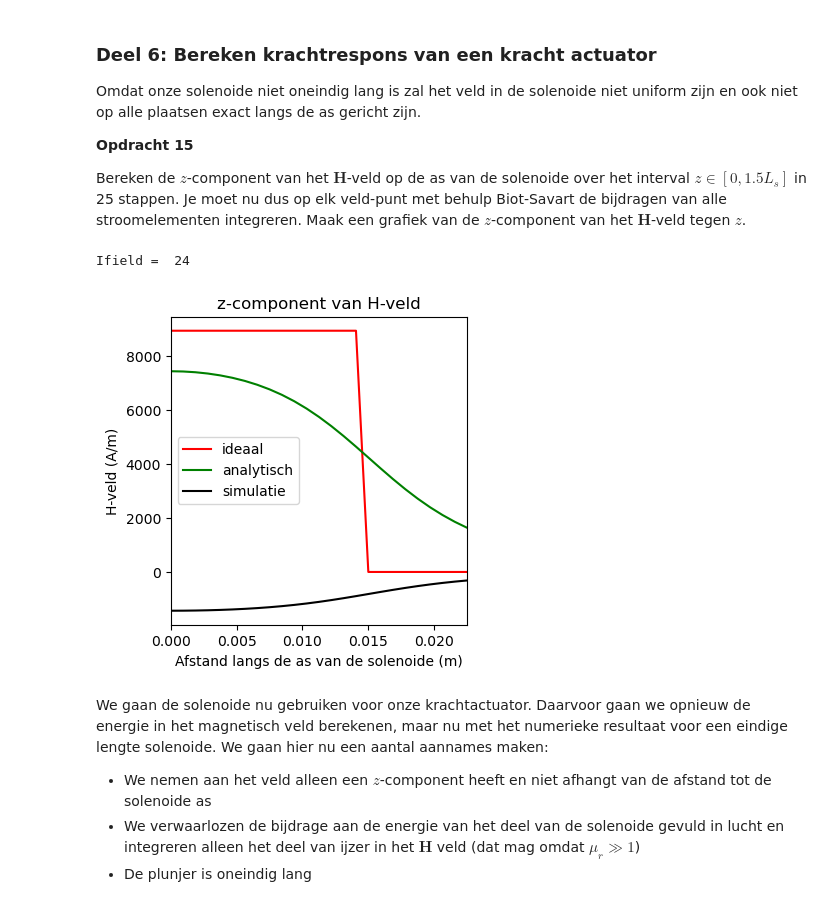
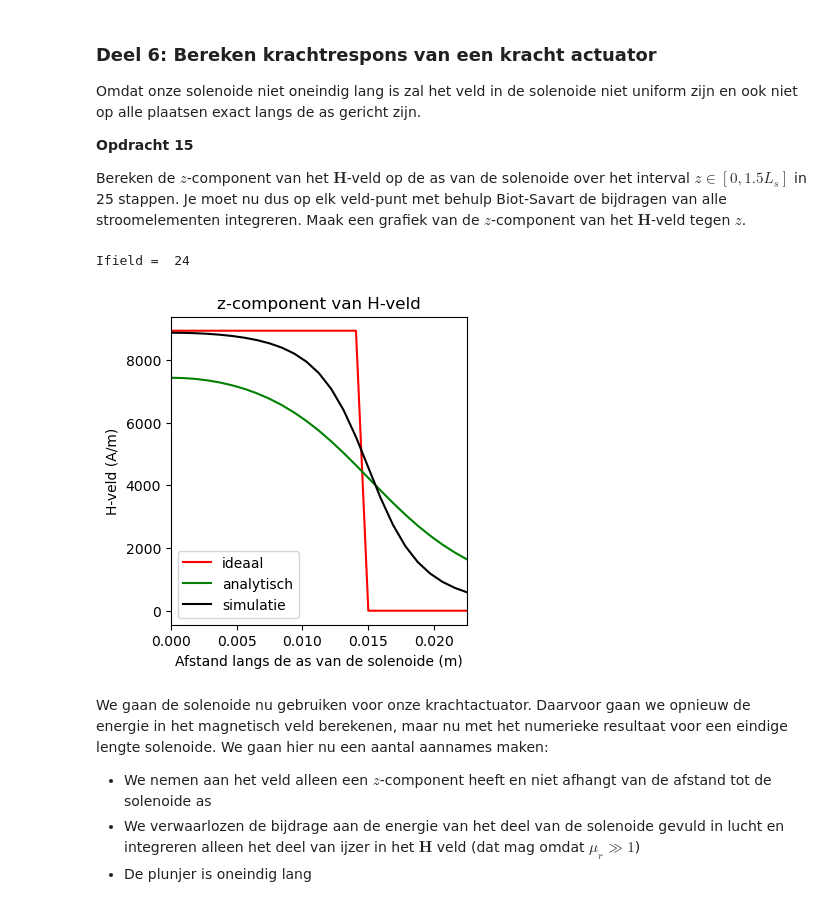
Before and after one commit to AnnetMoeleker/opdrachten-DEF-D, a Jupyter notebook: DigitaleOntwerpopdrachten/2KrachtactuatorOpdracht/2KrachtactuatorOpdracht/KrachtactuatorOpdracht.ipynb, the cells around one changed output. Cells and saved outputs as stored; diff of their text form; code cells hidden in the pictures.

```diff
--- a/DigitaleOntwerpopdrachten/2KrachtactuatorOpdracht/2KrachtactuatorOpdracht/KrachtactuatorOpdracht.ipynb
+++ b/DigitaleOntwerpopdrachten/2KrachtactuatorOpdracht/2KrachtactuatorOpdracht/KrachtactuatorOpdracht.ipynb
@@ -540,9 +541,9 @@ Bereken het veld in het midden van de solenoide en vergelijk het met het analyti
 * Bereken met de functie die jullie eerder geschreven hebben de contributies aan het $H$-veld en sommeer deze.
 # %%
 r_field = np.array([0,0,0]) #punt in midden van solenoide
-analytical_answer = n*0.500 #met I=0.500 A voor deuractuator
+analytical_answer = n*I #met I=0.500 A voor deuractuator
 print("Het H-veld in een oneindig lange spoel heeft een grootte van:", analytical_answer, "A/m")
-I= 0.5 #A
+
 #berekent H-veld voor spoel
 def dH_spoel(r_field, dl):
     H_total = np.array([0.0, 0.0, 0.0])
@@ -560,7 +561,7 @@ for i in range(2,2000):
     x,y,z = parametrisatie(i,r_sol,N,L_sol) #parametriseert solenoide in i aantal coordinaten
     dl = np.column_stack((x, y, z))
     dl = dl[1:] - dl[:-1] #vector die bijna loodrecht staat op de vector vanuit het midden van de spoel
-    H = np.linalg.norm(dH_spoel(r_field, dl))
+    H = np.linalg.norm(dH_spoel(r_field, dl))  #de dH_spoel geeft een vector bijna alleen in z-richting, dus linalgnorm geeft de grootte van het totale H-veld
 
     #vergelijken met analytisch antwoord
     if H > 0.99*0.5*n and abs(H - H_vorige) / abs(H_vorige) < 0.01:            #met I=0.500 A voor deuractuator
@@ -578,24 +579,3 @@ for i in range(2,2000):
 Het H-veld in een oneindig lange spoel heeft een grootte van: 8928.5 A/m
 Het H-veld heeft een grootte van 8864.528 A/m
 Berekend op basis van 835 aantal dH-componenten.
-# %%
-"""
-x,y,z = parametrisatie(n,r_sol,N,L_sol)
-
-dl = np.column_stack((x, y, z))
-dl = dl[1:] - dl[:-1]
-r_field = np.array([0,0,0])
-
-
-def dH_spoel(r_field, dl):
-    H_total = np.array([0.0, 0.0, 0.0])
-    for i in range(len(dl)):
-        r_source = np.array([x[i],y[i],z[i]])
-        dH_vector = field_current_element(r_field, r_source, dl[i])
-        H_total += dH_vector  #totale H veld
-    return H_total
-
-H_vector = dH_spoel(r_field, dl)
-H = np.linalg.norm(H_vector)  # magnitude van H veld
-print("Het H-veld heeft een grootte van %.3f A/m" % H)
-"""
@@ -618,44 +596,38 @@ dl = dl[1:] - dl[:-1] #vector die bijna loodrecht staat op de vector vanuit het
 
 #doorloopt de 25 punten in het interval 0-1.5Ls
 for i_field in range(n_ax):
     print(f"\rIfield =  {i_field}", end="") # Print welk element van het veld nu berekend wordt.
     # Bepaal de field coordinate
     Hsimulated=np.array([0,0,0], dtype='float64')
     r_field = np.array([0,0,z_ax[i_field]])
 
-    #doorloopt de solenoide om per source punt het H-veld te berekenen en op te tellen
-    for i_source in np.arange(1, len(dl)):
-        dl_vec = dl[i_source]
-        r_source = np.array([x1[i_source],y1[i_source],z1[i_source]])
+    #functie dH_spoel doorloopt de solenoide om per source punt het H-veld te berekenen en op te tellen
+    H = np.abs(dH_spoel(r_field, dl)[2]) #neemt de z-component
 
-        Hsimulated += field_current_element(r_field, r_source, dl_vec,I)
+    # H-veld opslaan voor deze z-waarde in array
+    H_ax[i_field,0]=H
 
-    # selecting the z-component
-    H_ax[i_field,0]=Hsimulated[2]
-
-I=0.500
-analytical_answer = n*I
 H_veld_ideaal=analytical_answer*np.ones(n_ax)*(1.0*(z_ax < L_sol/2))
 
 
 # dit is nog een aardige analytische uitdrukking die je kan uitrekenen voor de z-component op de as van een solenoide met eindige lengte
 H_veld_analytisch=(N*I/L_sol/2)*((L_sol/2-z_ax)/np.sqrt((z_ax- L_sol/2)**2 + r_sol**2)+(L_sol/2+z_ax)/np.sqrt((z_ax+ L_sol/2)**2 + r_sol**2))
 
 
 plt.figure(figsize=[13,4])
 plt.subplot(131)
 plt.title('z-component van H-veld')
 plt.plot(z_ax, H_veld_ideaal, '-r', label='ideaal')
 plt.plot(z_ax, H_veld_analytisch, '-g', label='analytisch')
 plt.plot(z_ax, H_ax, '-k', label='simulatie')
 plt.xlabel('Afstand langs de as van de solenoide (m)')
 plt.ylabel('H-veld (A/m)')
 plt.xlim(0,1.5*L_sol/2)
 plt.legend()
 plt.show()
 # %% [output]
 Ifield =  24
-[figure, old version]
+[figure, new version]
 # %% [markdown]
 We gaan de solenoide nu gebruiken voor onze krachtactuator. Daarvoor gaan we opnieuw de energie in het magnetisch veld berekenen, maar nu met het numerieke resultaat voor een eindige lengte solenoide. We gaan hier nu een aantal aannames maken:
 * We nemen aan het veld alleen een $z$-component heeft en niet afhangt van de afstand tot de solenoide as
```
Also changed, not shown: parts of 8 cells of this notebook.
